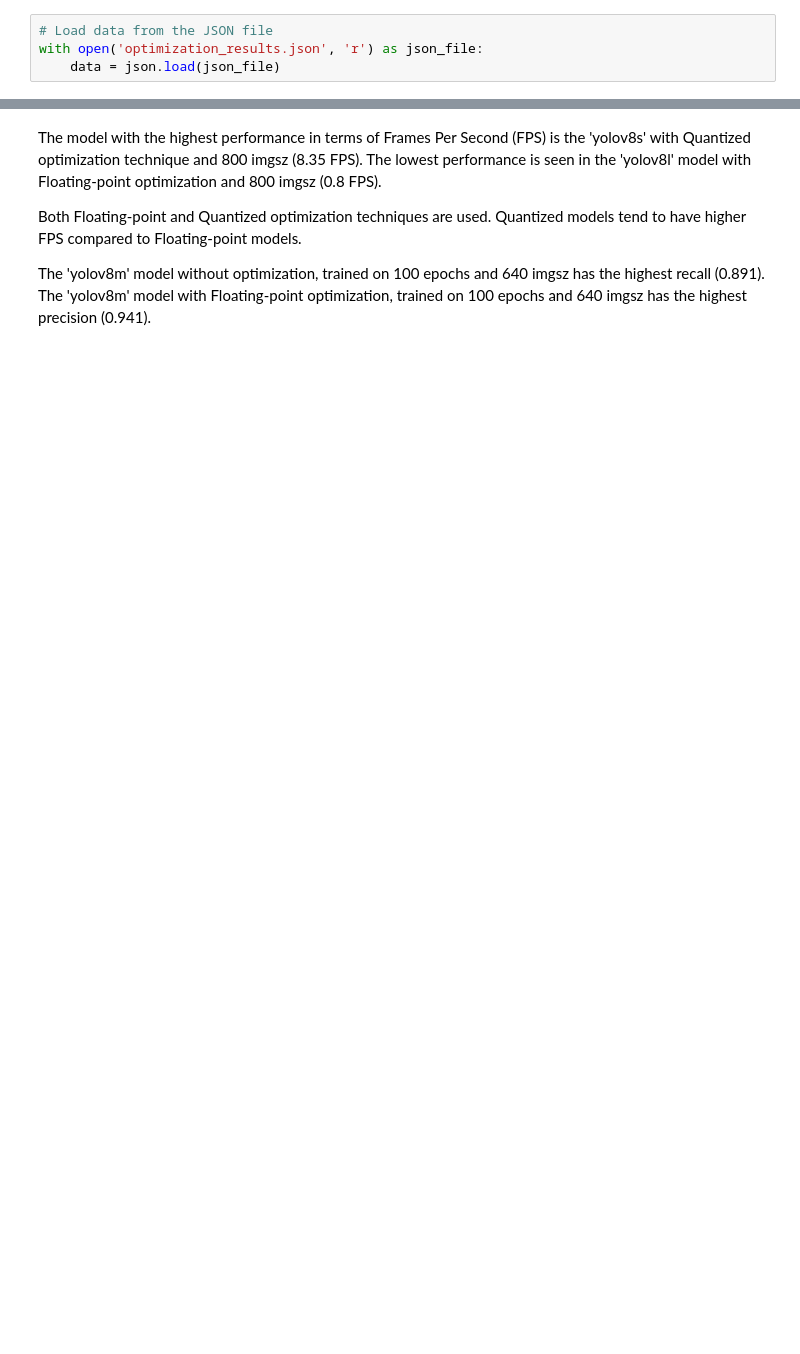
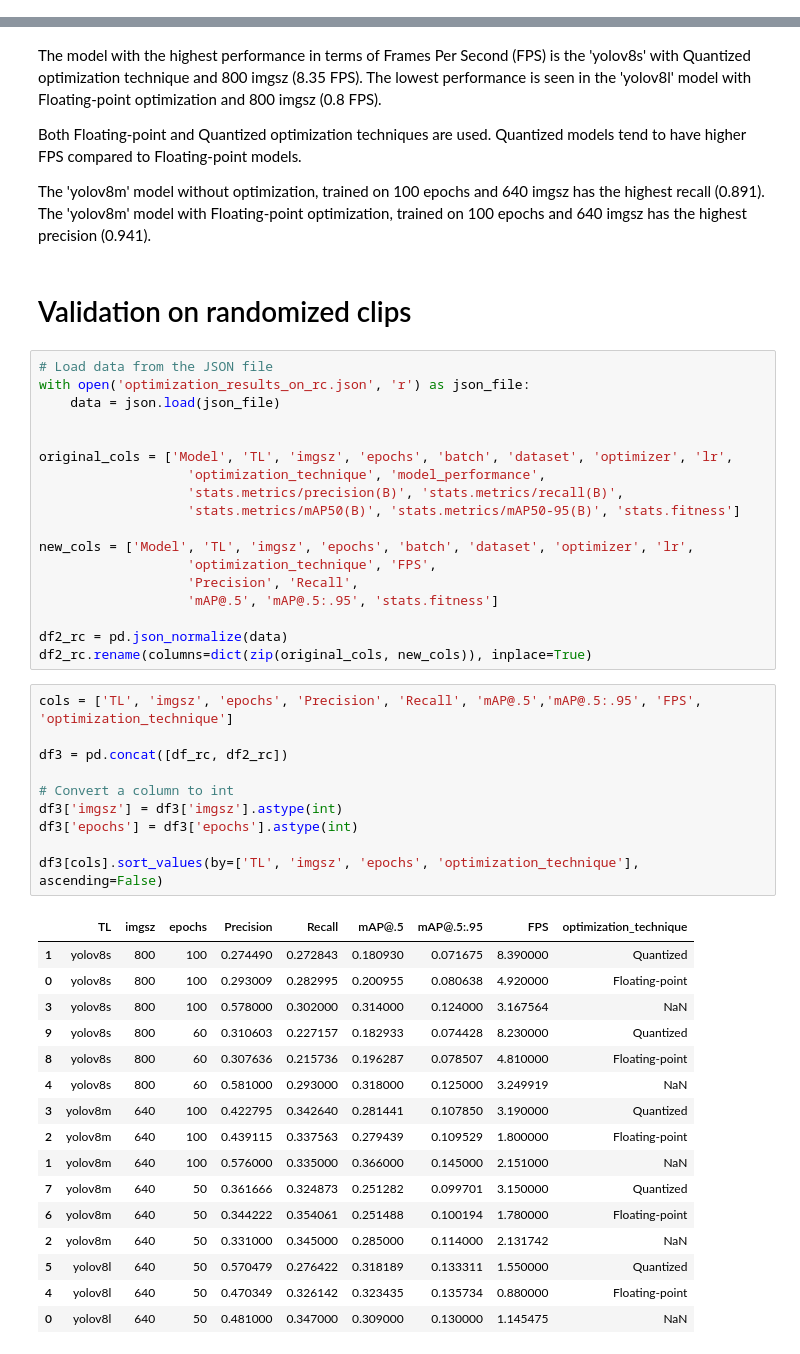
Before and after one commit to florvela/YOLO-Training-Optimization-Pose-Estimation-and-Tracking, a Jupyter notebook: 004-Optimization-with-OpenVINO/optimization_results.ipynb, the cells around one changed output, grey strips where cells are left out. Drawn from its saved outputs; the diff is of its cells as text; blank space fills up the shorter version.

```diff
--- a/004-Optimization-with-OpenVINO/optimization_results.ipynb
+++ b/004-Optimization-with-OpenVINO/optimization_results.ipynb
@@ -1,7 +1,3 @@
 # %%
 import pandas as pd
 import json
-# %%
-# Load data from the JSON file
-with open('optimization_results.json', 'r') as json_file:
-    data = json.load(json_file)
@@ -74,3 +88,50 @@ Quantized models tend to have higher FPS compared to Floating-point models.
 
 The 'yolov8m' model without optimization, trained on 100 epochs and 640 imgsz has the highest recall (0.891).
 The 'yolov8m' model with Floating-point optimization, trained on 100 epochs and 640 imgsz has the highest precision (0.941).
+# %% [markdown]
+# Validation on randomized clips
+# %%
+# Load data from the JSON file
+with open('optimization_results_on_rc.json', 'r') as json_file:
+    data = json.load(json_file)
+
+
+original_cols = ['Model', 'TL', 'imgsz', 'epochs', 'batch', 'dataset', 'optimizer', 'lr',
+                   'optimization_technique', 'model_performance',
+                   'stats.metrics/precision(B)', 'stats.metrics/recall(B)',
+                   'stats.metrics/mAP50(B)', 'stats.metrics/mAP50-95(B)', 'stats.fitness']
+
+new_cols = ['Model', 'TL', 'imgsz', 'epochs', 'batch', 'dataset', 'optimizer', 'lr',
+                   'optimization_technique', 'FPS',
+                   'Precision', 'Recall',
+                   'mAP@.5', 'mAP@.5:.95', 'stats.fitness']
+
+df2_rc = pd.json_normalize(data)
+df2_rc.rename(columns=dict(zip(original_cols, new_cols)), inplace=True)
+# %%
+cols = ['TL', 'imgsz', 'epochs', 'Precision', 'Recall', 'mAP@.5','mAP@.5:.95', 'FPS', 'optimization_technique']
+
+df3 = pd.concat([df_rc, df2_rc])
+
+# Convert a column to int
+df3['imgsz'] = df3['imgsz'].astype(int)
+df3['epochs'] = df3['epochs'].astype(int)
+
+df3[cols].sort_values(by=['TL', 'imgsz', 'epochs', 'optimization_technique'], ascending=False)
+# %% [output]
+|  | TL | imgsz | epochs | Precision | Recall | mAP@.5 | mAP@.5:.95 | FPS | optimization_technique |
+| 1 | yolov8s | 800 | 100 | 0.274490 | 0.272843 | 0.180930 | 0.071675 | 8.390000 | Quantized |
+| 0 | yolov8s | 800 | 100 | 0.293009 | 0.282995 | 0.200955 | 0.080638 | 4.920000 | Floating-point |
+| 3 | yolov8s | 800 | 100 | 0.578000 | 0.302000 | 0.314000 | 0.124000 | 3.167564 | NaN |
+| 9 | yolov8s | 800 | 60 | 0.310603 | 0.227157 | 0.182933 | 0.074428 | 8.230000 | Quantized |
+| 8 | yolov8s | 800 | 60 | 0.307636 | 0.215736 | 0.196287 | 0.078507 | 4.810000 | Floating-point |
+| 4 | yolov8s | 800 | 60 | 0.581000 | 0.293000 | 0.318000 | 0.125000 | 3.249919 | NaN |
+| 3 | yolov8m | 640 | 100 | 0.422795 | 0.342640 | 0.281441 | 0.107850 | 3.190000 | Quantized |
+| 2 | yolov8m | 640 | 100 | 0.439115 | 0.337563 | 0.279439 | 0.109529 | 1.800000 | Floating-point |
+| 1 | yolov8m | 640 | 100 | 0.576000 | 0.335000 | 0.366000 | 0.145000 | 2.151000 | NaN |
+| 7 | yolov8m | 640 | 50 | 0.361666 | 0.324873 | 0.251282 | 0.099701 | 3.150000 | Quantized |
+| 6 | yolov8m | 640 | 50 | 0.344222 | 0.354061 | 0.251488 | 0.100194 | 1.780000 | Floating-point |
+| 2 | yolov8m | 640 | 50 | 0.331000 | 0.345000 | 0.285000 | 0.114000 | 2.131742 | NaN |
+| 5 | yolov8l | 640 | 50 | 0.570479 | 0.276422 | 0.318189 | 0.133311 | 1.550000 | Quantized |
+| 4 | yolov8l | 640 | 50 | 0.470349 | 0.326142 | 0.323435 | 0.135734 | 0.880000 | Floating-point |
+| 0 | yolov8l | 640 | 50 | 0.481000 | 0.347000 | 0.309000 | 0.130000 | 1.145475 | NaN |
```
Also changed, not shown: parts of 9 cells of this notebook, 9 other files.
